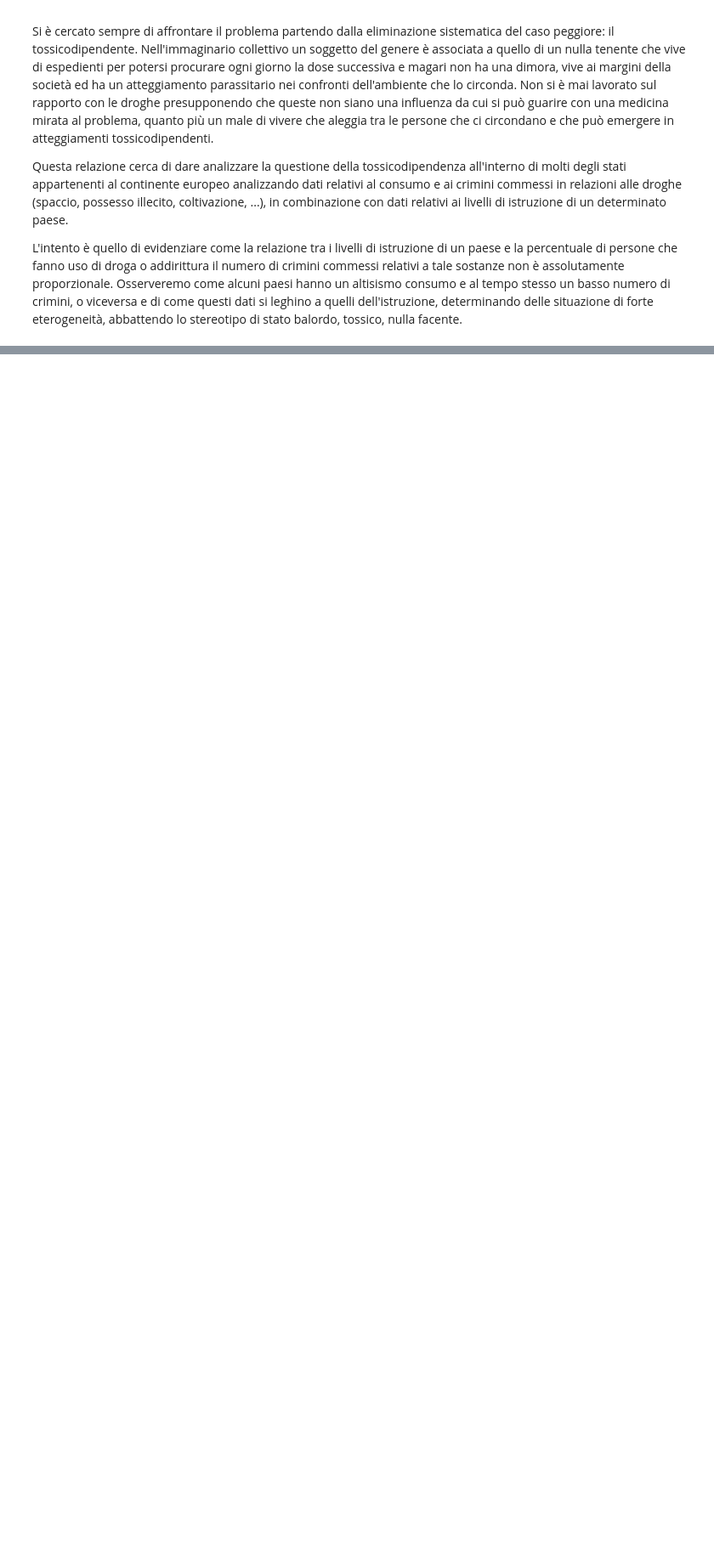
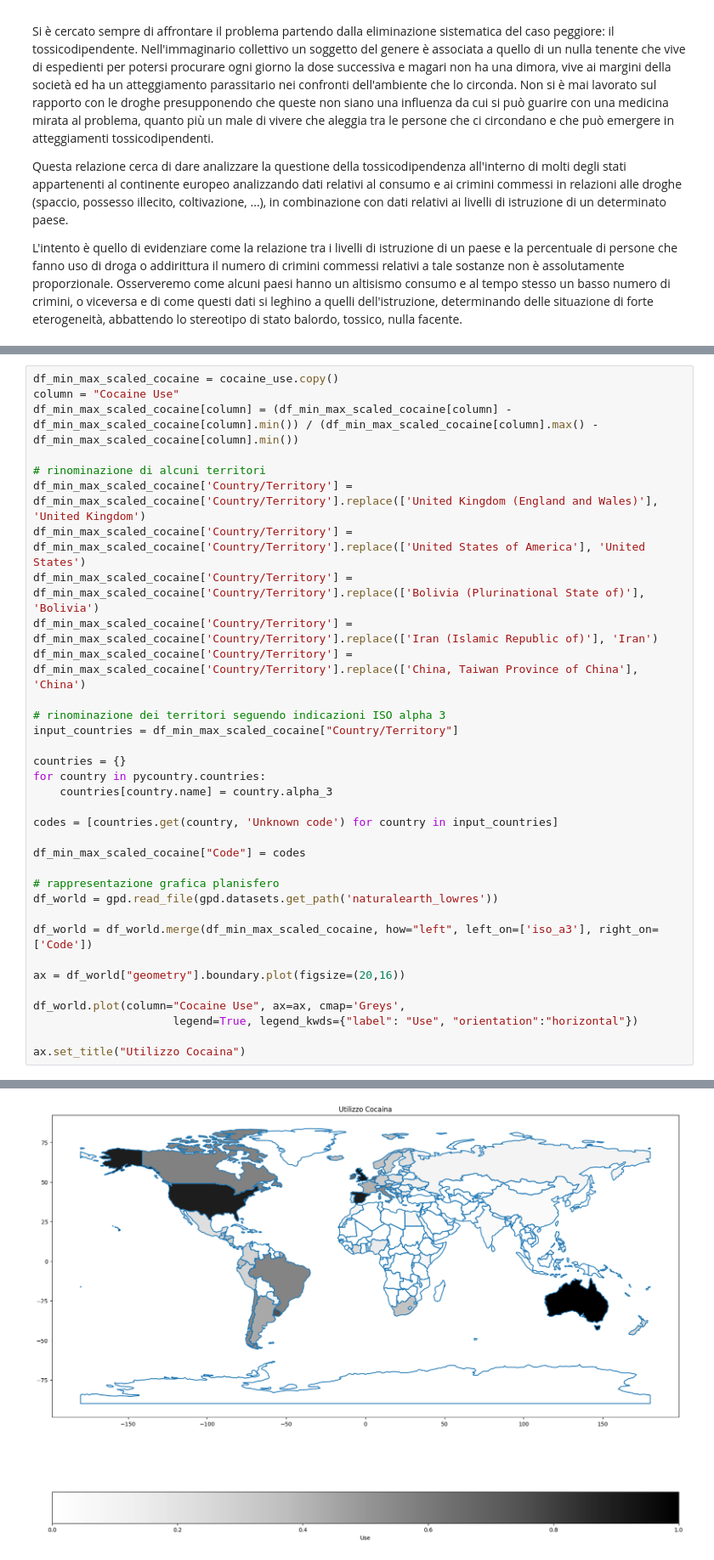
Before and after one commit to MaxBubblegum47/Big_Data, a Jupyter notebook: DataAnalytics/Lorenzo_Stigliano_136174_DataAnalytics.ipynb, the cells around one changed output, grey strips where cells are left out. Shown at 85% size. Saved outputs shown, nothing was run; the diff lists cells and outputs as text; blank space fills up the shorter version.

```diff
--- a/DataAnalytics/Lorenzo_Stigliano_136174_DataAnalytics.ipynb
+++ b/DataAnalytics/Lorenzo_Stigliano_136174_DataAnalytics.ipynb
@@ -25,0 +186,35 @@ Spiega come hai raccolto i dati dalle varie fonti e come funzionano le varie fon
+# %%
+df_min_max_scaled_cocaine = cocaine_use.copy()
+column = "Cocaine Use"
+df_min_max_scaled_cocaine[column] = (df_min_max_scaled_cocaine[column] - df_min_max_scaled_cocaine[column].min()) / (df_min_max_scaled_cocaine[column].max() - df_min_max_scaled_cocaine[column].min())
+
+# rinominazione di alcuni territori
+df_min_max_scaled_cocaine['Country/Territory'] = df_min_max_scaled_cocaine['Country/Territory'].replace(['United Kingdom (England and Wales)'], 'United Kingdom')
+df_min_max_scaled_cocaine['Country/Territory'] = df_min_max_scaled_cocaine['Country/Territory'].replace(['United States of America'], 'United States')
+df_min_max_scaled_cocaine['Country/Territory'] = df_min_max_scaled_cocaine['Country/Territory'].replace(['Bolivia (Plurinational State of)'], 'Bolivia')
+df_min_max_scaled_cocaine['Country/Territory'] = df_min_max_scaled_cocaine['Country/Territory'].replace(['Iran (Islamic Republic of)'], 'Iran')
+df_min_max_scaled_cocaine['Country/Territory'] = df_min_max_scaled_cocaine['Country/Territory'].replace(['China, Taiwan Province of China'], 'China')
+
+# rinominazione dei territori seguendo indicazioni ISO alpha 3
+input_countries = df_min_max_scaled_cocaine["Country/Territory"]
+
+countries = {}
+for country in pycountry.countries:
+    countries[country.name] = country.alpha_3
+
+codes = [countries.get(country, 'Unknown code') for country in input_countries]
+
+df_min_max_scaled_cocaine["Code"] = codes
+
+# rappresentazione grafica planisfero
+df_world = gpd.read_file(gpd.datasets.get_path('naturalearth_lowres'))
+
+df_world = df_world.merge(df_min_max_scaled_cocaine, how="left", left_on=['iso_a3'], right_on=['Code'])
+
+ax = df_world["geometry"].boundary.plot(figsize=(20,16))
+
+df_world.plot(column="Cocaine Use", ax=ax, cmap='Greys',
+                     legend=True, legend_kwds={"label": "Use", "orientation":"horizontal"})
+
+ax.set_title("Utilizzo Cocaina")
+# %% [output]
@@ -25,0 +222 @@ Spiega come hai raccolto i dati dalle varie fonti e come funzionano le varie fon
+[figure, added]
```
Also changed, not shown: parts of 37 cells of this notebook, 8 other files.
